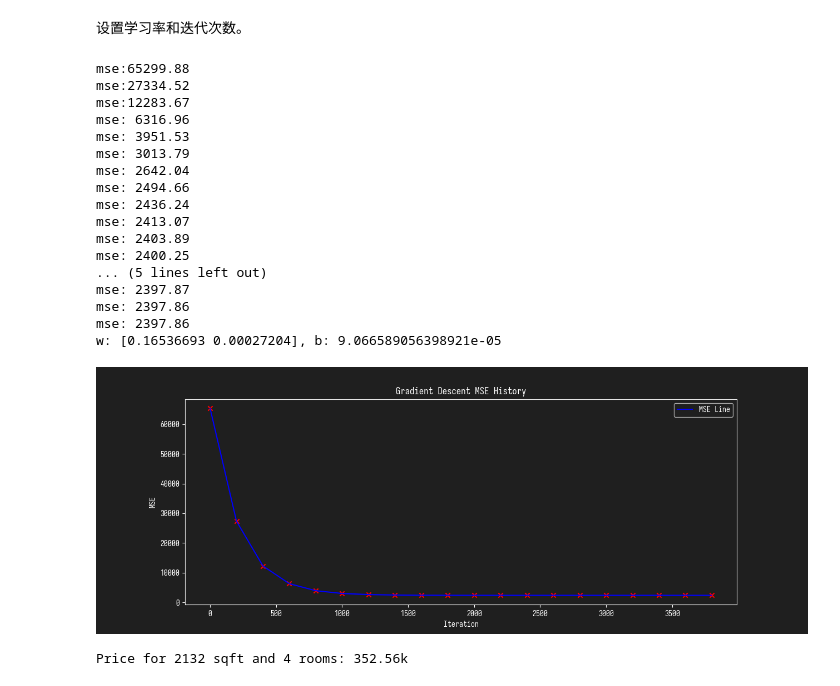
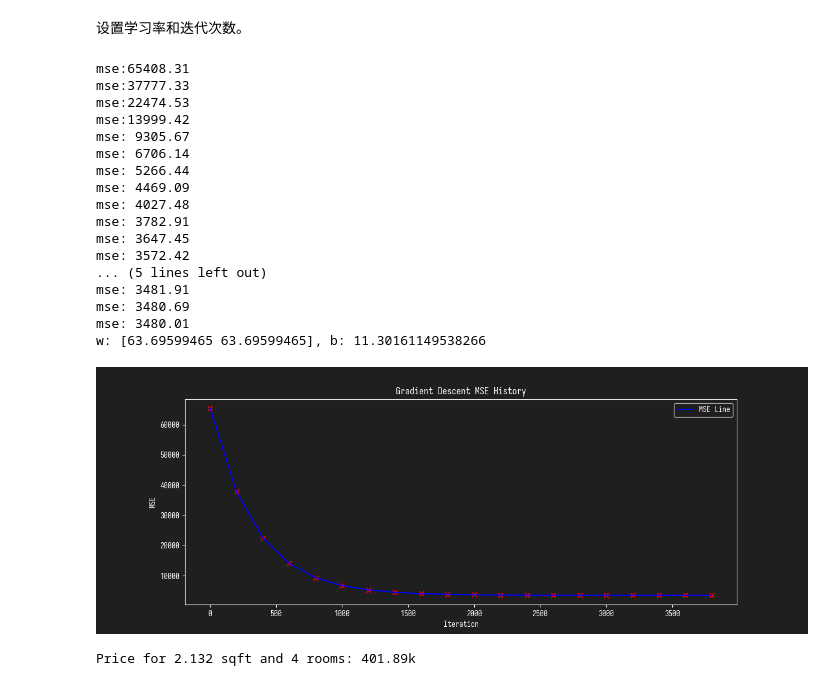
Before and after one commit to deathknight0718/foliage-note, a Jupyter notebook: 202501051854.ipynb, the cells around one changed output. Drawn from its saved outputs; the diff is of its cells as text; code cells hidden in the pictures.

```diff
--- a/202501051854.ipynb
+++ b/202501051854.ipynb
@@ -25,8 +25,11 @@ matplotlib.pyplot.style.use("matplotlib.mplstyle")
 # %%
 data = pandas.read_csv("data/202501061035.csv")
 
-X = (data["size"]/1000).to_numpy()
-Y = (data["price"]/1000).to_numpy()
+X = (data[["size", "rooms"]]).astype(float).to_numpy()
+Y = (data["price"]).astype(float).to_numpy()
+
+X[:, 0] = X[:, 0] / 1000
+Y = Y / 1000
 # %% [markdown]
 ### 输出统计坐标系
 # %%
@@ -165,11 +156,6 @@ X=\begin{pmatrix}
     x_0^{(m-1)}&x_1^{(m-1)}&...&x_{n-1}^{(m-1)} \\
 \end{pmatrix}
 $$
-# %%
-data = pandas.read_csv("data/202501061035.csv")
-
-X = (data[["size", "rooms"]]).to_numpy()
-Y = (data["price"]/1000).to_numpy()
 # %% [markdown]
 设置变量$ W $如下：
 
@@ -201,7 +187,7 @@ def compute_mse(X, Y, w, b):
 def compute_gradient(X, Y, w, b):
     n = X.shape[0]
     f_wb = numpy.dot(X, w) + b
-    dw = numpy.dot(X.T, (f_wb - Y)) / n
+    dw = numpy.sum(numpy.dot(X.T, (f_wb - Y))) / n
     db = numpy.sum(f_wb - Y) / n
     return dw, db
 
@@ -220,43 +206,42 @@ def compute_gradient_descent(X, Y, alpha, iters):
 # %% [markdown]
 设置学习率和迭代次数。
 # %%
-LR = 5.0e-10
+LR = 5.0e-5
 ITERATIONS = 4000
 
 fw, fb, history = compute_gradient_descent(X, Y, LR, ITERATIONS)
 
 print(f"w: {fw}, b: {fb}")
 # %% [output]
-mse:65299.88
-mse:27334.52
-mse:12283.67
-mse: 6316.96
-mse: 3951.53
-mse: 3013.79
-mse: 2642.04
-mse: 2494.66
-mse: 2436.24
-mse: 2413.07
-mse: 2403.89
-mse: 2400.25
+mse:65408.31
+mse:37777.33
+mse:22474.53
+mse:13999.42
+mse: 9305.67
+mse: 6706.14
+mse: 5266.44
+mse: 4469.09
+mse: 4027.48
+mse: 3782.91
+mse: 3647.45
+mse: 3572.42
 ... (5 lines left out)
-mse: 2397.87
-mse: 2397.86
-mse: 2397.86
-w: [0.16536693 0.00027204], b: 9.066589056398921e-05
+mse: 3481.91
+mse: 3480.69
+mse: 3480.01
+w: [63.69599465 63.69599465], b: 11.30161149538266
 # %%
 matplotlib.pyplot.plot(history[:, 0], history[:, 1], linestyle='-', color='b', label='MSE Line')
 matplotlib.pyplot.scatter(history[:, 0], history[:, 1], marker="x", c="r")
 matplotlib.pyplot.title("Gradient Descent MSE History")
 matplotlib.pyplot.legend()
 matplotlib.pyplot.ylabel("MSE")
 matplotlib.pyplot.xlabel("Iteration")
 matplotlib.pyplot.show()
+
+sample = [2.132, 4]
+price = numpy.dot(sample, fw) + fb
+print(f"Price for {sample[0]} sqft and {sample[1]} rooms: {price:.2f}k")
 # %% [output]
-[figure, old version]
+[figure, new version]
+Price for 2.132 sqft and 4 rooms: 401.89k
-# %%
-sample = [2132, 4]
-price = numpy.dot(sample, fw) + fb
-print(f"Price for {sample[0]} sqft and {sample[1]} rooms: {price:.2f}k")
-# %% [output]
-Price for 2132 sqft and 4 rooms: 352.56k
```
Also changed, not shown: parts of 17 cells of this notebook, 4 other files.
